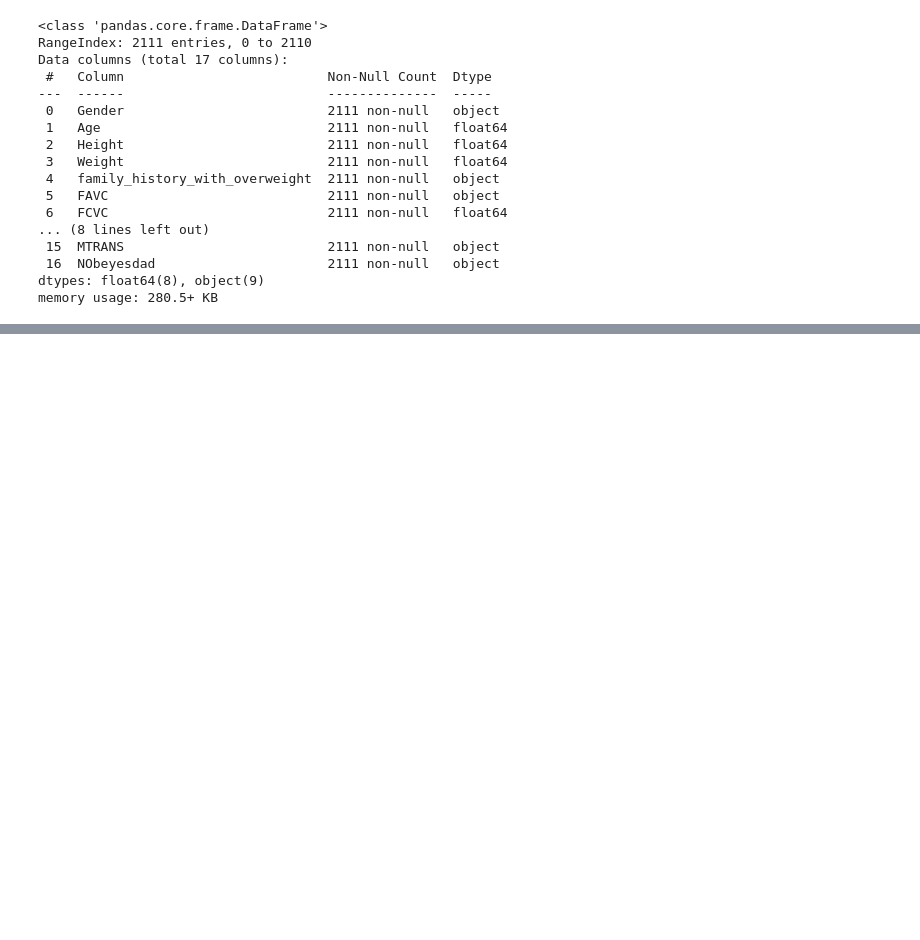
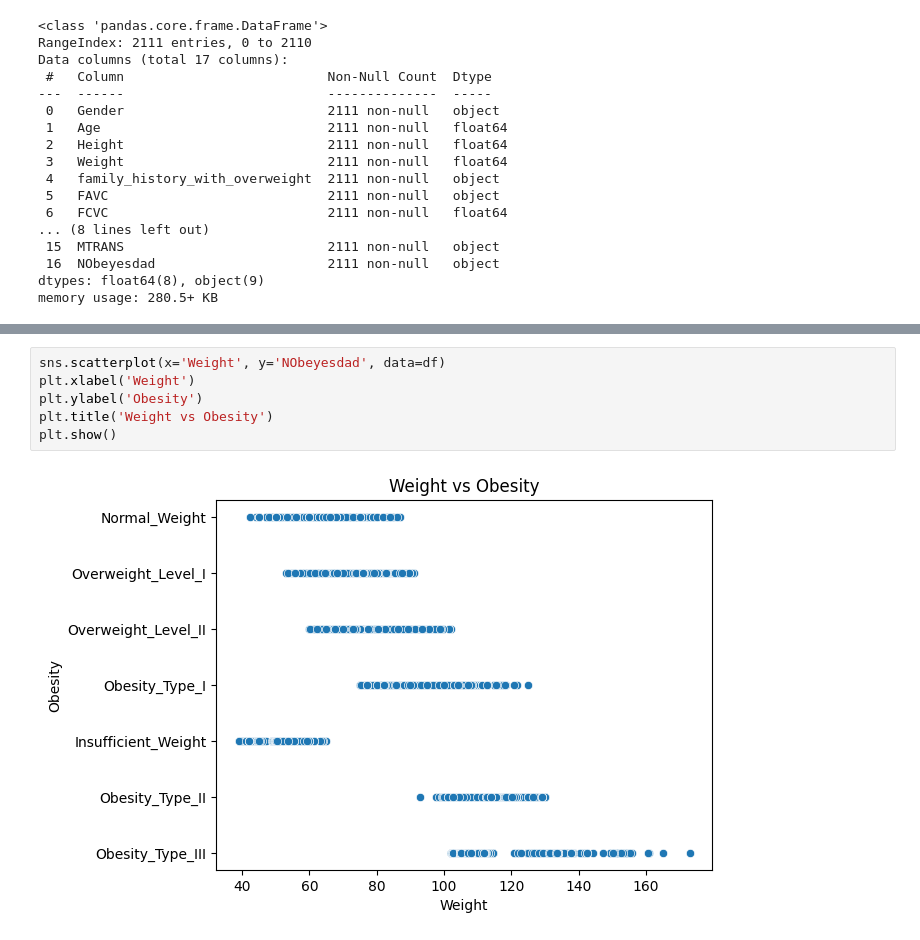
Before and after one commit to RonitT1234/Obesity_Research_Project, a Jupyter notebook: RonitResearchProject.ipynb, the cells around one changed output, grey strips where cells are left out. Drawn from its saved outputs; the diff is of its cells as text; blank space fills up the shorter version.

```diff
--- a/RonitResearchProject.ipynb
+++ b/RonitResearchProject.ipynb
@@ -38,0 +64,8 @@ memory usage: 280.5+ KB
+# %%
+sns.scatterplot(x='Weight', y='NObeyesdad', data=df)
+plt.xlabel('Weight')
+plt.ylabel('Obesity')
+plt.title('Weight vs Obesity')
+plt.show()
+# %% [output]
+[figure, added]
```
Also changed, not shown: parts of 9 cells of this notebook.
